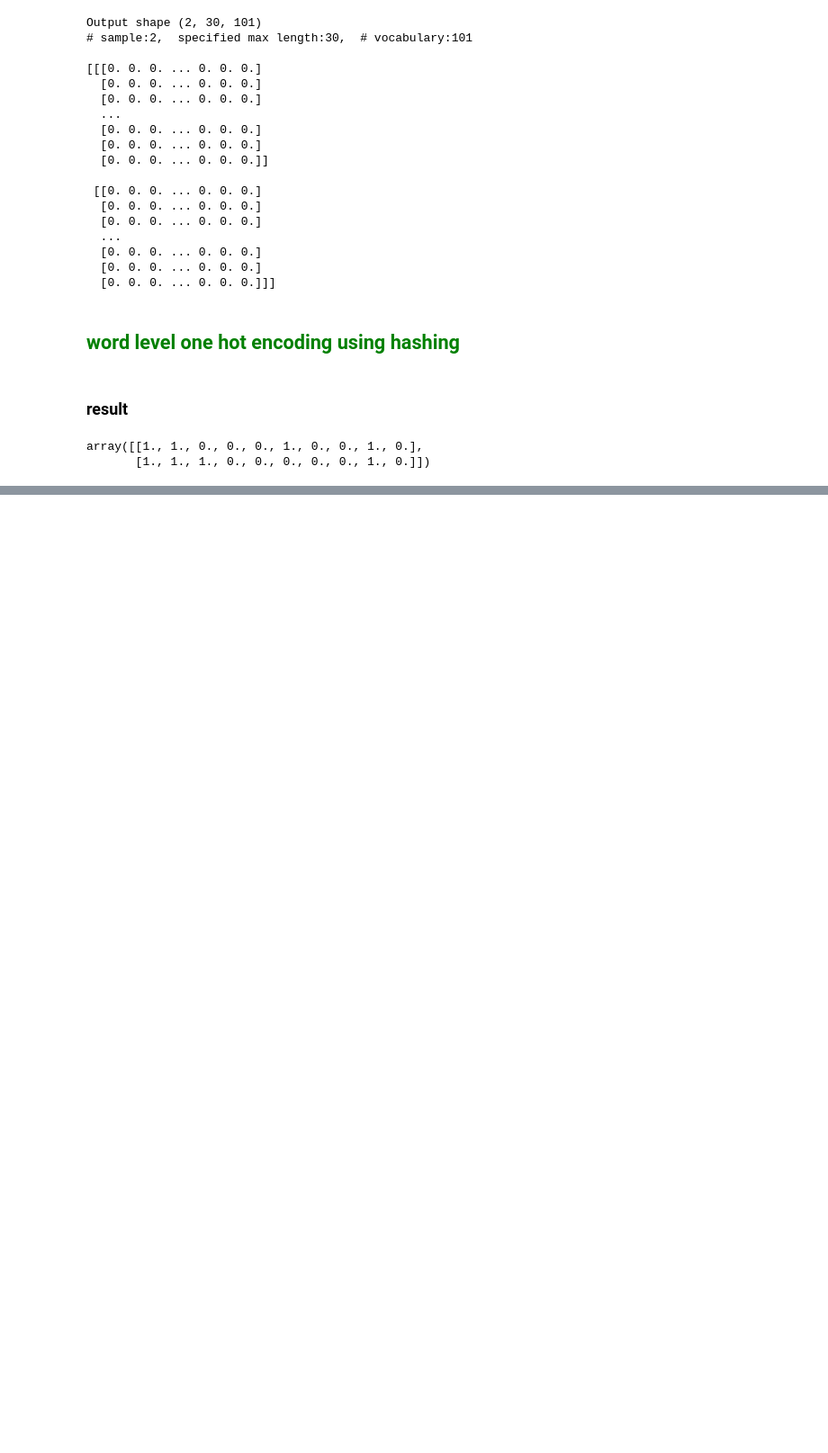
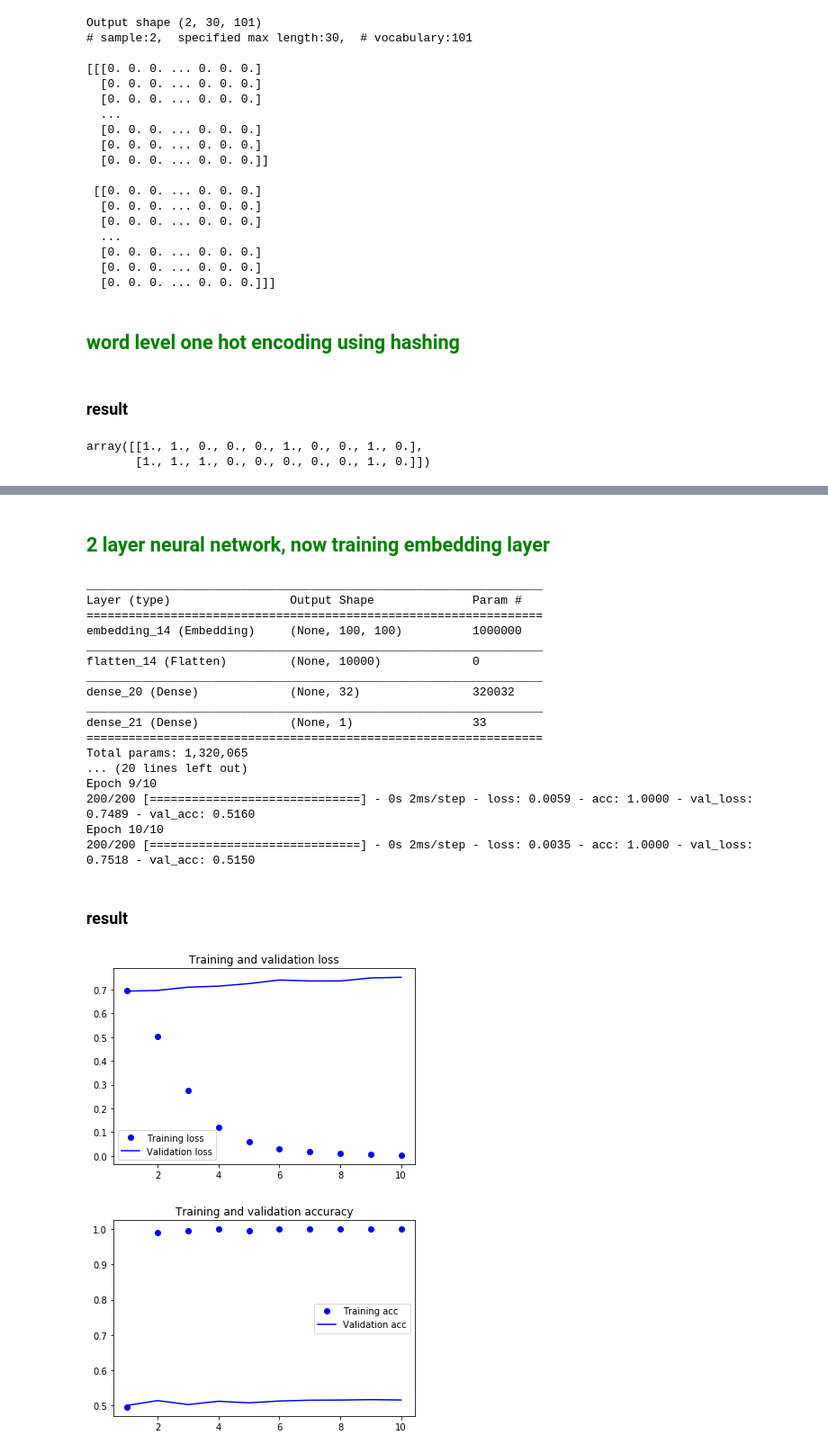
Before and after one commit to SanjyotZade/deep-learning-with-keras, a Jupyter notebook: Deep_learnin_for_text_and_sequences/text_and_sequences_data_processing.ipynb, the cells around one changed output, grey strips where cells are left out. Shown: that part at 90% size. Saved outputs shown, nothing was run; the diff lists cells and outputs as text; code cells hidden in the pictures; blank space fills up the shorter version.

Commit message:
added complete embedding training codes

```diff
--- a/Deep_learnin_for_text_and_sequences/text_and_sequences_data_processing.ipynb
+++ b/Deep_learnin_for_text_and_sequences/text_and_sequences_data_processing.ipynb
@@ -434,31 +516,53 @@ plot_model_training_history(history)
 # %%
-display(Markdown("## <font color='green'> 2 layer network training embedding layer</font>"))
+display(Markdown("## <font color='green'> 2 layer neural network, now training embedding layer</font>"))
 
 # pre-processing initializations
 max_sentence_length = max_sentence_length  # max sentence length taken from imdb dataset preparation stage
 
 #embedding layer initializations
 n_vocab_embedding_layer = n_vocab # max number vocabulary taken from imdb dataset preparation stage
 size_of_word_vector = embedding_dim # taken from  embedding matrix creation stage
 
 
 # creating a 2 layer neural network
 model = Sequential()
 model.add(Embedding(n_vocab_embedding_layer, size_of_word_vector, input_length=max_sentence_length))
 model.add(Flatten())
 model.add(Dense(32, activation='relu')) # 1 hidden layer with relu activation
 model.add(Dense(1, activation='sigmoid'))
 model.summary()
 
 ## NOTE: No layer freezing
 
 # staring model training
 model.compile(optimizer='rmsprop',loss='binary_crossentropy',metrics=['acc'])
 history = model.fit(x_train, y_train,
                     epochs=10,
                     batch_size=32,
                     validation_data=(x_val, y_val))
 
 # ploting model training results
 display(Markdown("### result"))
 plot_model_training_history(history)
+# %% [output]
+## <font color='green'> 2 layer neural network, now training embedding layer</font>
+_________________________________________________________________
+Layer (type)                 Output Shape              Param #
+=================================================================
+embedding_14 (Embedding)     (None, 100, 100)          1000000
+_________________________________________________________________
+flatten_14 (Flatten)         (None, 10000)             0
+_________________________________________________________________
+dense_20 (Dense)             (None, 32)                320032
+_________________________________________________________________
+dense_21 (Dense)             (None, 1)                 33
+=================================================================
+Total params: 1,320,065
+... (20 lines left out)
+Epoch 9/10
+200/200 [==============================] - 0s 2ms/step - loss: 0.0059 - acc: 1.0000 - val_loss: 0.7489 - val_acc: 0.5160
+Epoch 10/10
+200/200 [==============================] - 0s 2ms/step - loss: 0.0035 - acc: 1.0000 - val_loss: 0.7518 - val_acc: 0.5150
+### result
+[figure, added]
+[figure, added]
```
Also changed, not shown: parts of 4 cells of this notebook.
